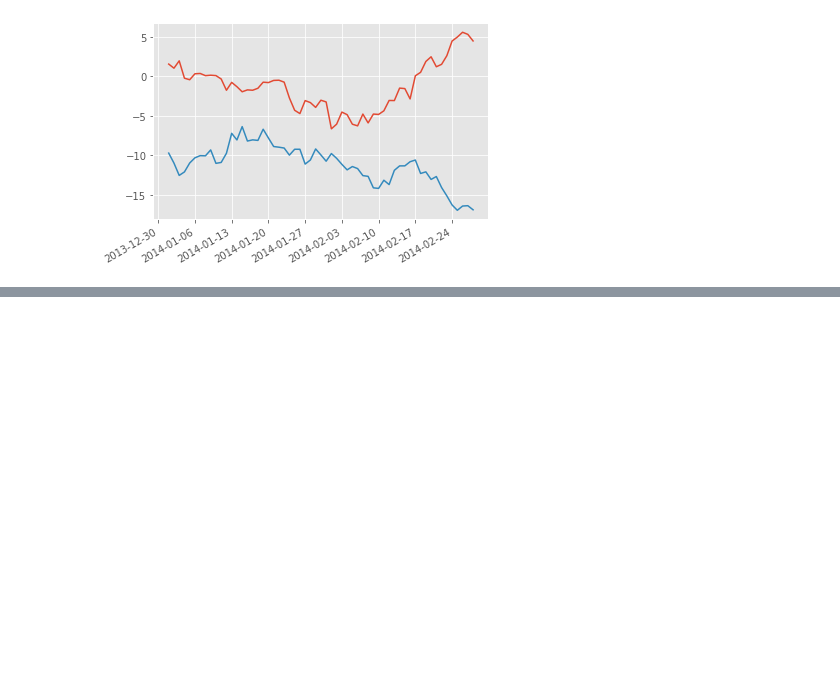
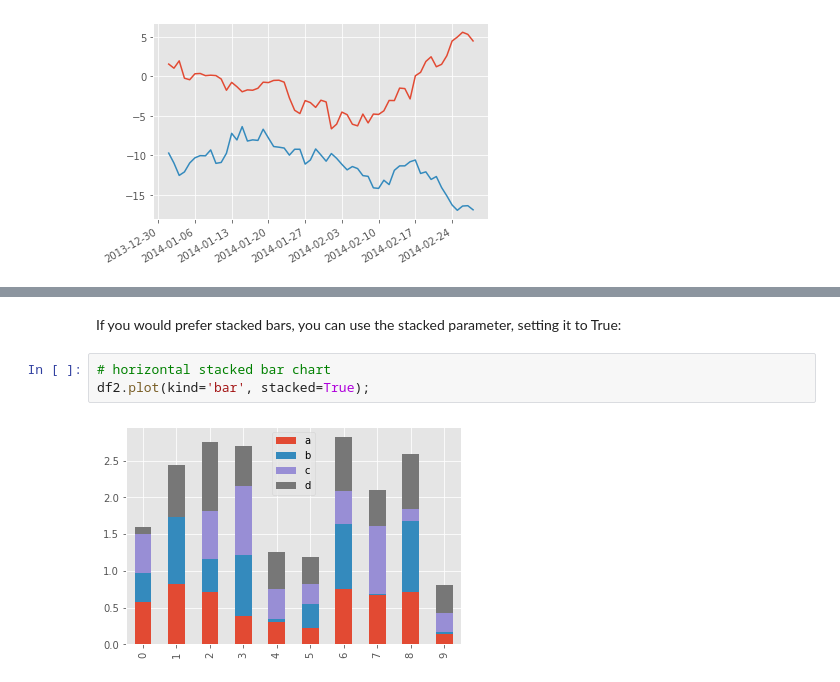
Before and after one commit to apkap83/Pandas_Notes, a Jupyter notebook: Learning_Pandas_Chapter_11 - Visualization.ipynb, the cells around one changed output, grey strips where cells are left out. Saved outputs shown, nothing was run; the diff lists cells and outputs as text; blank space fills up the shorter version.

```diff
--- a/Learning_Pandas_Chapter_11 - Visualization.ipynb
+++ b/Learning_Pandas_Chapter_11 - Visualization.ipynb
@@ -526,0 +576,7 @@ fig.autofmt_xdate();
+# %% [markdown]
+If you would prefer stacked bars, you can use the stacked parameter, setting it to True:
+# %%
+# horizontal stacked bar chart
+df2.plot(kind='bar', stacked=True);
+# %% [output]
+[figure, added]
```
Also changed, not shown: parts of 34 cells of this notebook.
